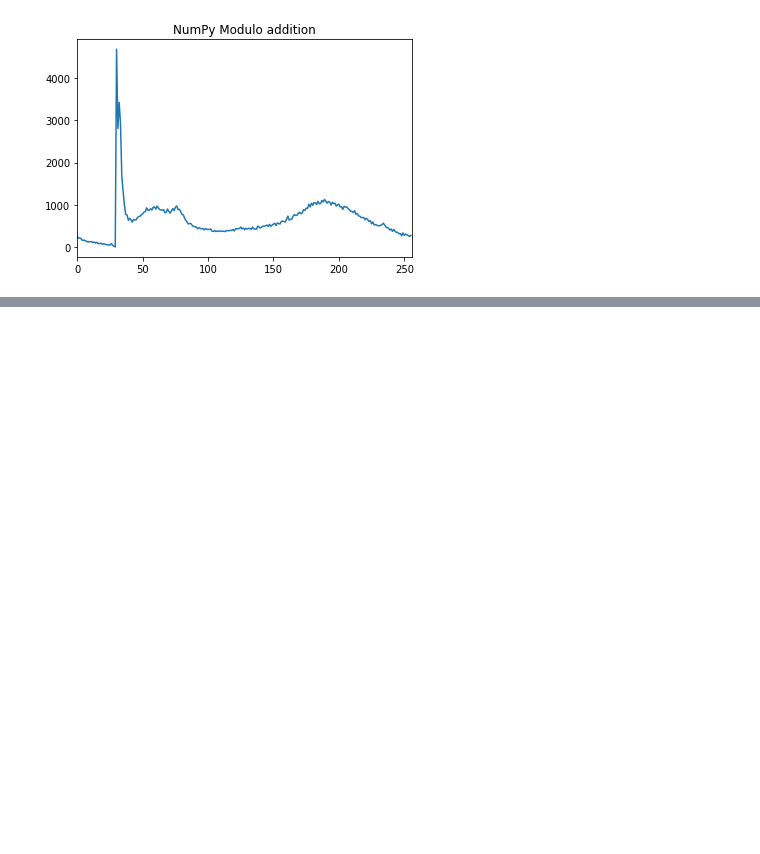
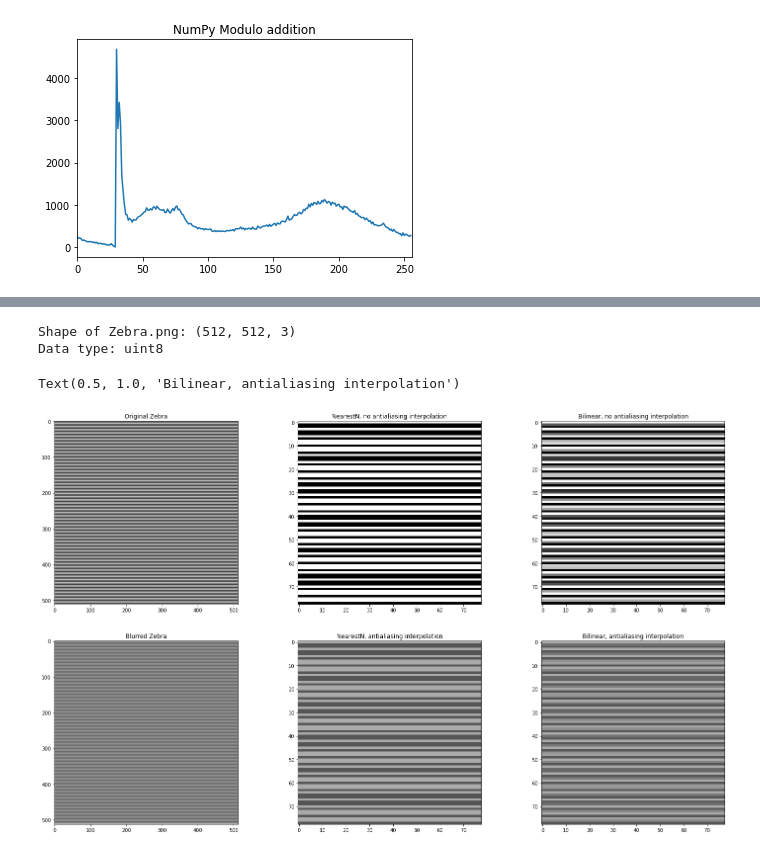
Before and after one commit to MarcelloVendruscolo/Image-Processing, a Jupyter notebook: exercise_1.ipynb, the cells around one changed output, grey strips where cells are left out. Cells and saved outputs as stored; diff of their text form; code cells hidden in the pictures; blank space fills up the shorter version.

```diff
--- a/exercise_1.ipynb
+++ b/exercise_1.ipynb
@@ -113,0 +184,34 @@ plt.show()
+# %%
+im = cv.imread('./data/zebra.png')
+print(f'Shape of Zebra.png: {im.shape}')
+print(f'Data type: {im.dtype}')
+
+new_dim = (78,78)
+im_nearestN_noAntialiasing = cv.resize(im, new_dim, interpolation=cv.INTER_NEAREST_EXACT)
+im_bilinear_noAntialiasing = cv.resize(im, new_dim, interpolation=cv.INTER_LINEAR)
+
+im_blur = cv.blur(src=im, ksize=(3,3), anchor = (-1,-1), borderType=cv.BORDER_REFLECT)
+
+im_nearestN_antialiasing = cv.resize(im_blur, new_dim, interpolation=cv.INTER_NEAREST_EXACT)
+im_bilinear_antialiasing = cv.resize(im_blur, new_dim, interpolation=cv.INTER_LINEAR)
+
+fig, [(ax0, ax1, ax2),(ax3, ax4, ax5)] = plt.subplots(nrows=2, ncols=3, figsize=(25,15))
+
+ax0.imshow(im)
+ax0.set_title('Original Zebra')
+ax1.imshow(im_nearestN_noAntialiasing)
+ax1.set_title('NearestN, no antialiasing interpolation')
+ax2.imshow(im_bilinear_noAntialiasing)
+ax2.set_title('Bilinear, no antialiasing interpolation')
+
+ax3.imshow(im_blur)
+ax3.set_title('Blurred Zebra')
+ax4.imshow(im_nearestN_antialiasing)
+ax4.set_title('NearestN, antialiasing interpolation')
+ax5.imshow(im_bilinear_antialiasing)
+ax5.set_title('Bilinear, antialiasing interpolation')
+# %% [output]
+Shape of Zebra.png: (512, 512, 3)
+Data type: uint8
+Text(0.5, 1.0, 'Bilinear, antialiasing interpolation')
+[figure, added]
```
Also changed, not shown: parts of 6 cells of this notebook.
